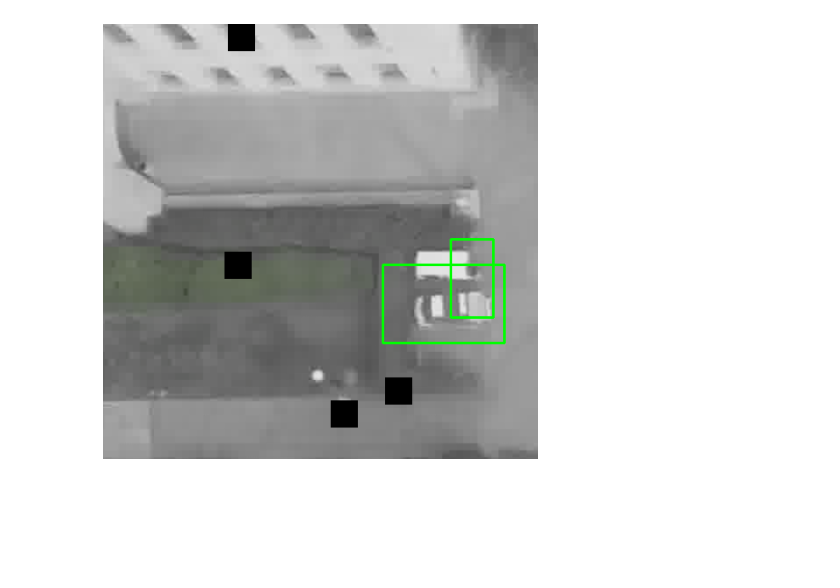
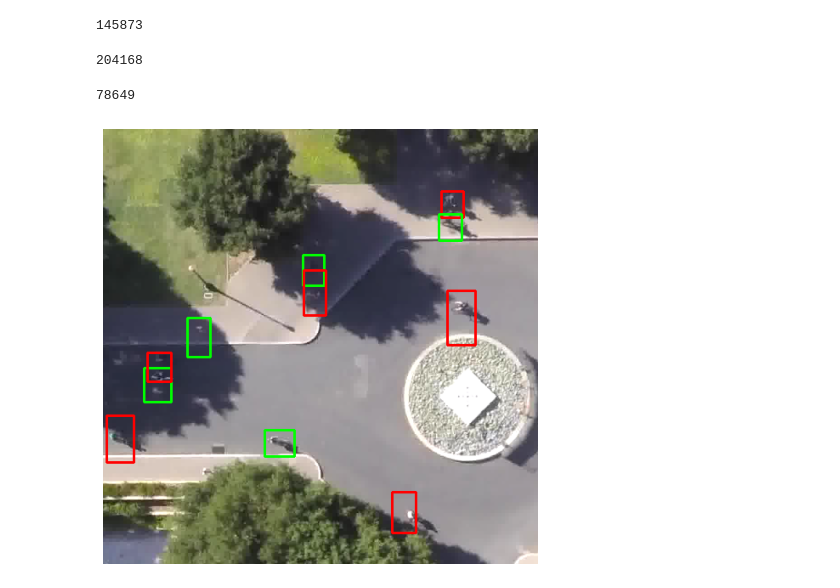
Before and after one commit to altimerk/stanford_drone_segmentation, a Jupyter notebook: effdet_train_stanford.ipynb, the cells around one changed output. Cells and saved outputs as stored; diff of their text form; code cells hidden in the pictures; blank space fills up the shorter version.

Commit message:
train with full dataset. replace batch by crop and resize on inference. add dumps

```diff
--- a/effdet_train_stanford.ipynb
+++ b/effdet_train_stanford.ipynb
@@ -99,7 +113,7 @@ label_colors = {
 # with open('train_dataset.df', 'rb') as f:
 #     df = pickle.load(f)
 # %%
-TRAIN_ROOT_PATH = '/mnt/r4/aliev/stanford_voc/VOC2012/JPEGImages'
+TRAIN_ROOT_PATH = '/mnt/work/aliev/stanford_voc/JPEGImages'
 
 class DatasetRetriever(Dataset):
 
@@ -117,7 +131,7 @@ class DatasetRetriever(Dataset):
 		"Cart": 5
         }
 
-        root_dir = '/mnt/r4/aliev/annotations/'
+#         root_dir = '/mnt/Data/aliev/annotations/'
 #         files = glob.glob(root_dir + '/**/*.txt', recursive=True)
 
 #         l = []
@@ -131,13 +145,18 @@ class DatasetRetriever(Dataset):
 #         self.df = pd.concat(l,ignore_index=True)
         with open('train_dataset.df', 'rb') as f:
             self.df = pickle.load(f)
-        images = pd.read_csv('/mnt/r4/aliev/stanford_voc/VOC2012/ImageSets/Main/train.txt',names = ['fname'])
-        self.image_ids = list(images.fname)
+            self.df = self.df.set_index('image_path')
+            self.df = self.df.sort_index()
+        self.image_ids = [path.split('/')[-1][:-4] for path in glob.glob(f'{TRAIN_ROOT_PATH}/*.jpg')]
+#         images = pd.read_csv('/mnt/work/aliev/stanford_voc/ImageSets/Main/train.txt',names = ['fname'])
+#         self.image_ids = list(images.fname)
+
 
 
     def setDebug(self,debug):
         self.debug = debug
     def __getitem__(self, index: int):
+        self.current_index = index
         image_id = self.image_ids[index]
         image, boxes,labels = self.load_image_and_boxes(index)
 #         if self.test or random.random() > 0.5:
@@ -178,12 +197,29 @@ class DatasetRetriever(Dataset):
         filename = f'{TRAIN_ROOT_PATH}/{image_id}.jpg'
         if self.debug:
             print('file: ',filename)
+            print('image_id: ',image_id)
         image = cv2.imread(filename, cv2.IMREAD_COLOR)
         image = cv2.cvtColor(image, cv2.COLOR_BGR2RGB).astype(np.float32)
         image /= 255.0
-        records = self.df[(self.df['image_path'] == image_id) & (self.df['lost']==0) &  (self.df['occluded']==0)]
-        boxes = records[['xmin', 'ymin', 'xmax', 'ymax']].values
-        labels = torch.tensor([label_codes[i] for i in records.astype('string')['label']],dtype=torch.int64)
+        if image_id not in self.df.index:
+            boxes = torch.empty((0,4))
+            labels = torch.empty((0))
+        else:
+            df3 = self.df.loc[image_id]
+            records = df3[(df3['occluded']==0) & (df3['lost']==0)]
+            boxes = records[['xmin', 'ymin', 'xmax', 'ymax']].values
+            labels = torch.tensor([label_codes[i] for i in records.astype('string')['label']],dtype=torch.int64)
+
+        if image.shape[0]<1024:
+            scale_factor = 1024/image.shape[0]
+            new_image_size = (int(image.shape[1]*scale_factor+1),int(image.shape[0]*scale_factor+1))
+            if self.debug:
+                print('source shape: ',image.shape)
+                print('scale factor: ',scale_factor)
+                print('new image size: ',new_image_size)
+            image = cv2.resize(image, new_image_size)
+            boxes = np.floor((boxes*scale_factor)).astype(int)
+
 #         boxes[:, 2] = boxes[:, 0] + boxes[:, 2]
 #         boxes[:, 3] = boxes[:, 1] + boxes[:, 3]
         return image, boxes,labels
@@ -263,0 +316,4 @@ train_dataset.df
+# %%
+train_dataset.image_ids.index('bookstore_video1_6600')
+# %% [output]
+145873
@@ -263,0 +325,4 @@ train_dataset.df
+# %%
+k
+# %% [output]
+204168
@@ -264,18 +331,23 @@ train_dataset.df
+# %%
+train_dataset.current_index
+# %% [output]
+78649
 # %%
-image, target, image_id = train_dataset[10000]
+k = random.randint(0,len(train_dataset)-1)
+image, target, image_id = train_dataset[k]
 boxes = target['boxes'].cpu().numpy().astype(np.int32)
 labels = target['labels'].cpu().numpy()
 numpy_image = image.permute(1,2,0).cpu().numpy()
 
 fig, ax = plt.subplots(1, 1, figsize=(12, 8))
 
 for box,label in zip(boxes,labels):
     cv2.rectangle(numpy_image, (box[1], box[0]), (box[3],  box[2]), label_colors[label], 2)
 
 ax.set_axis_off()
 ax.imshow(numpy_image);
 # %% [output]
-[figure, old version]
+[figure, new version]
 # %%
 class AverageMeter(object):
     """Computes and stores the average and current value"""
```
Also changed, not shown: parts of 28 cells of this notebook, 6 other files.
